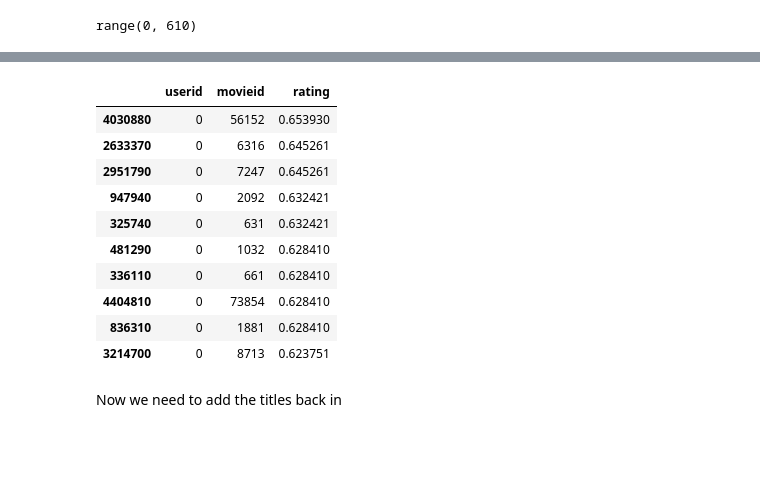
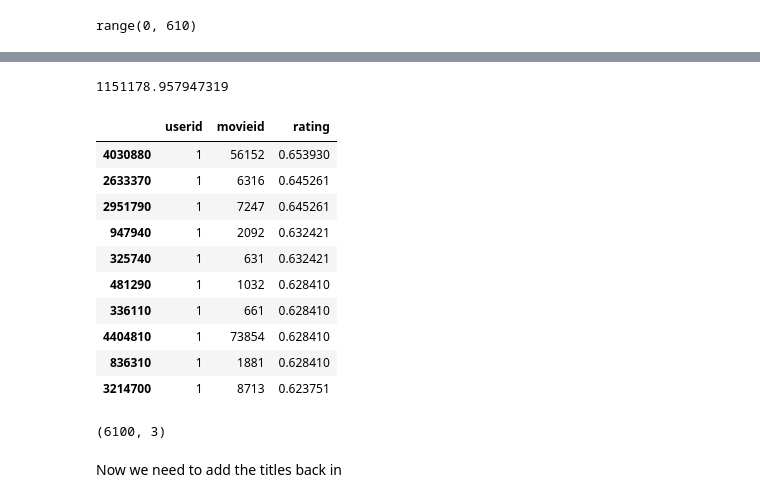
Before and after one commit to willmbennett/movie_rec_sys, a Jupyter notebook: index.ipynb, the cells around one changed output, grey strips where cells are left out. Cells and saved outputs as stored; diff of their text form; code cells hidden in the pictures; blank space fills up the shorter version.

```diff
--- a/index.ipynb
+++ b/index.ipynb
@@ -391,0 +463,3 @@ movie_list
+# %%
+df_ratings_clean = df_ratings_clean[df_ratings_clean['movieid'].isin(df_movies_clean.movieid)].reset_index(drop=True)
+df_ratings_clean
@@ -391,0 +539,3 @@ movie_list
+# %%
+ratings_arr = df_ratings_clean.set_index('userid')
+ratings_arr
@@ -421,6 +588,3 @@ array([[ 0.00000000e+00,  0.00000000e+00,  0.00000000e+00, ...,
         -2.09407374e-04, -2.03258958e-04,  9.20128083e-06],
        [-4.48776648e-05, -7.27039891e-05, -3.85753857e-05, ...,
         -5.27627290e-05, -3.82783381e-05, -2.63848643e-05]])
-# %%
-ratings_arr = df_ratings_clean.drop('userid', axis=1).fillna(0)
-ratings_arr
@@ -486,7 +636,7 @@ for user in range(len(ratings_arr)):
     user_ratings = ratings_arr.loc[user,:]
     user_pref = pseudo_inv.dot(user_ratings)
     new_user_pref = user_pref.dot(items_arr.T)
-    user_pref_dict[ratings_arr.index[user]] = new_user_pref
+    user_pref_dict[ratings_arr.index[user]+1] = new_user_pref
 
 df_user_pref = pd.DataFrame.from_dict(user_pref_dict, orient='index')
 df_user_pref
@@ -509,21 +677,34 @@ df_user_pref.columns = ratings_arr.columns
+# %%
+err = 0
+for i in range(len(df_user_pref)):
+    for j in range(len(ratings_arr.values[i, :])):
+        if ratings_arr.values[i, j] != 0:
+            err += (ratings_arr.values[i, j] - df_user_pref.values[i, j])**2
+print(err)
+# %% [output]
+1151178.957947319
 # %%
 user_top_movies = df_user_pref.unstack().reset_index()
 user_top_movies.columns = ['movieid', 'userid', 'rating']
 # %%
 user_10_top = user_top_movies[['userid', 'movieid', 'rating']].groupby("userid", as_index=False).apply(lambda df:df.sort_values("rating", ascending=False)
 .head(10)).droplevel(0)
-user_10_top[user_10_top['userid'] == 0]
+user_10_top[user_10_top['userid'] == 1]
 # %% [output]
 |  | userid | movieid | rating |
-| 4030880 | 0 | 56152 | 0.653930 |
-| 2633370 | 0 | 6316 | 0.645261 |
-| 2951790 | 0 | 7247 | 0.645261 |
-| 947940 | 0 | 2092 | 0.632421 |
-| 325740 | 0 | 631 | 0.632421 |
-| 481290 | 0 | 1032 | 0.628410 |
-| 336110 | 0 | 661 | 0.628410 |
-| 4404810 | 0 | 73854 | 0.628410 |
-| 836310 | 0 | 1881 | 0.628410 |
-| 3214700 | 0 | 8713 | 0.623751 |
+| 4030880 | 1 | 56152 | 0.653930 |
+| 2633370 | 1 | 6316 | 0.645261 |
+| 2951790 | 1 | 7247 | 0.645261 |
+| 947940 | 1 | 2092 | 0.632421 |
+| 325740 | 1 | 631 | 0.632421 |
+| 481290 | 1 | 1032 | 0.628410 |
+| 336110 | 1 | 661 | 0.628410 |
+| 4404810 | 1 | 73854 | 0.628410 |
+| 836310 | 1 | 1881 | 0.628410 |
+| 3214700 | 1 | 8713 | 0.623751 |
+# %%
+user_10_top.shape
+# %% [output]
+(6100, 3)
 # %% [markdown]
 Now we need to add the titles back in
```
Also changed, not shown: parts of 44 cells of this notebook.
